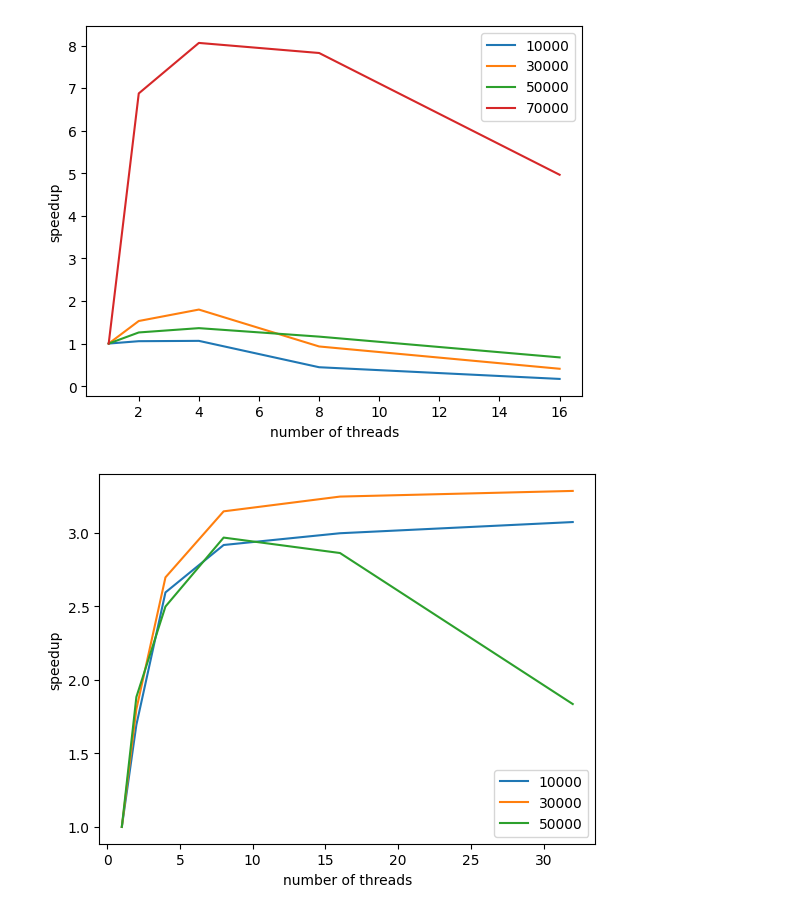
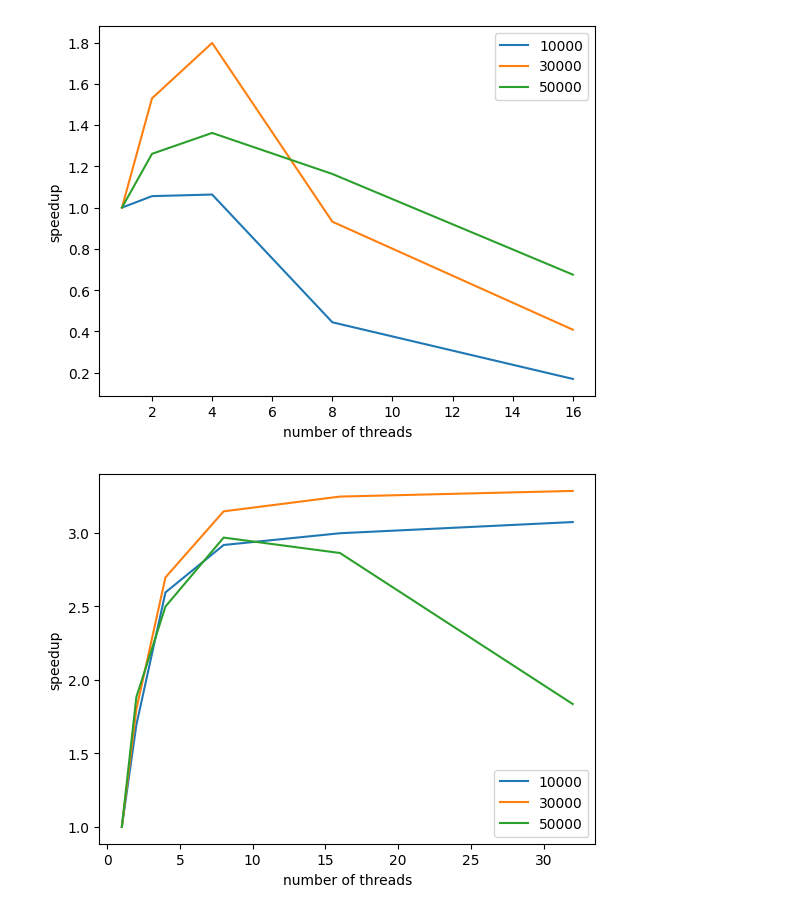
Before and after one commit to carlocek/parallel-edit-distance, a Jupyter notebook: plotter.ipynb, the cells around one changed output. Saved outputs shown, nothing was run; the diff lists cells and outputs as text; code cells hidden in the pictures.

```diff
--- a/plotter.ipynb
+++ b/plotter.ipynb
@@ -1,34 +1,34 @@
 # %%
 import matplotlib.pyplot as plt
 #speedup for diag fronts version
 parallel10000 = [0.382389, 0.362242, 0.359577, 0.861131, 2.255120]
 sequential10000 = [0.382389 for i in range(5)]
 sp10000 = [sequential10000[i]/parallel10000[i] for i in range(5)]
 
 parallel30000 = [3.510152, 2.294419, 1.951862, 3.767396, 8.600139]
 sequential30000 = [3.510152 for i in range(5)]
 sp30000 = [sequential30000[i]/parallel30000[i] for i in range(5)]
 
 parallel50000 = [10.128502, 8.033178, 7.436047, 8.708315, 15.002051]
 sequential50000 = [10.128502 for i in range(5)]
 sp50000 = [sequential50000[i]/parallel50000[i] for i in range(5)]
 
 parallel70000 = [115.555602, 16.808695, 14.335703, 14.769285, 23.277734]
 sequential70000 = [115.555602 for i in range(5)]
 sp70000 = [sequential70000[i]/parallel70000[i] for i in range(5)]
 
 x = [1, 2, 4, 8, 16]
 plt.plot(x, sp10000, label = "10000")
 plt.plot(x, sp30000, label = "30000")
 plt.plot(x, sp50000, label = "50000")
-plt.plot(x, sp70000, label = "70000")
+#plt.plot(x, sp70000, label = "70000")
 plt.xlabel("number of threads")
 plt.ylabel("speedup")
 plt.legend()
-#plt.savefig("foo.png", dpi=200, bbox_inches="tight")
+#plt.savefig("C:\\Users\\carlo\\Desktop\\speedupDiagFronts.png", dpi=200, bbox_inches="tight")
 plt.show()
 # %% [output]
-[figure, old version]
+[figure, new version]
 # %%
 #speedup for tiling version
 paralleltiling10000 = [0.382389, 0.225731, 0.147381, 0.131093, 0.127596, 0.124436]
```
Also changed, not shown: parts of 1 cell of this notebook, 4 other files.
